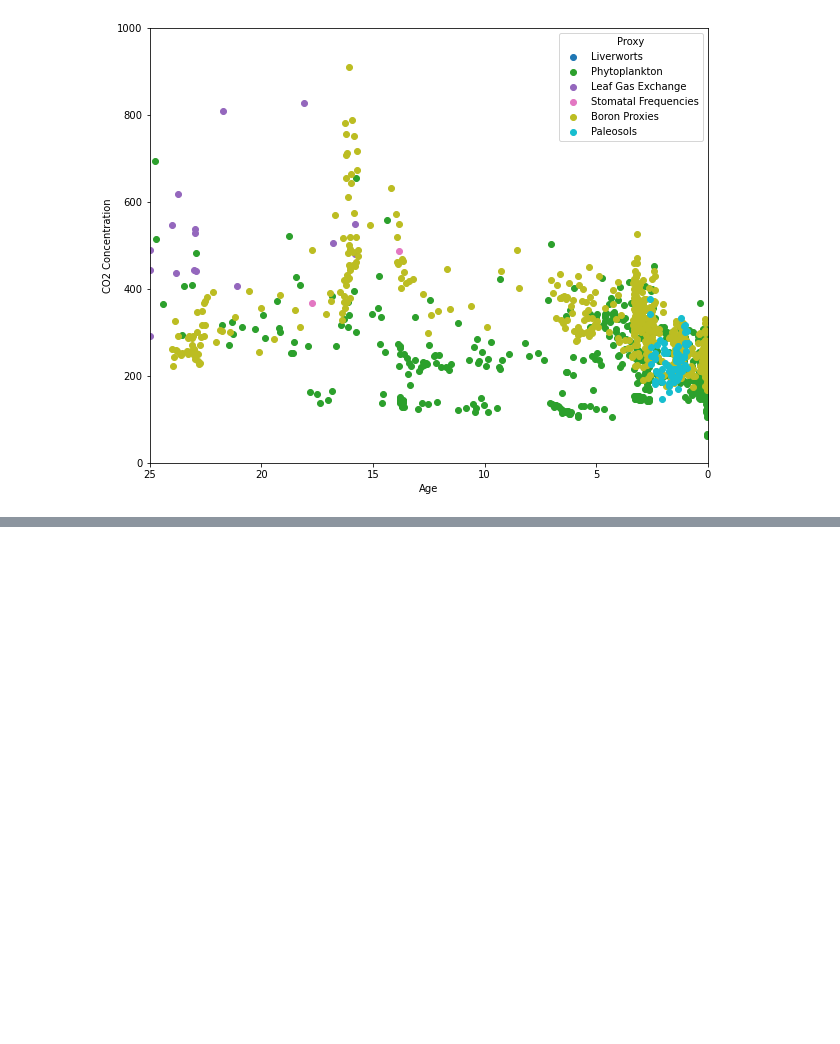
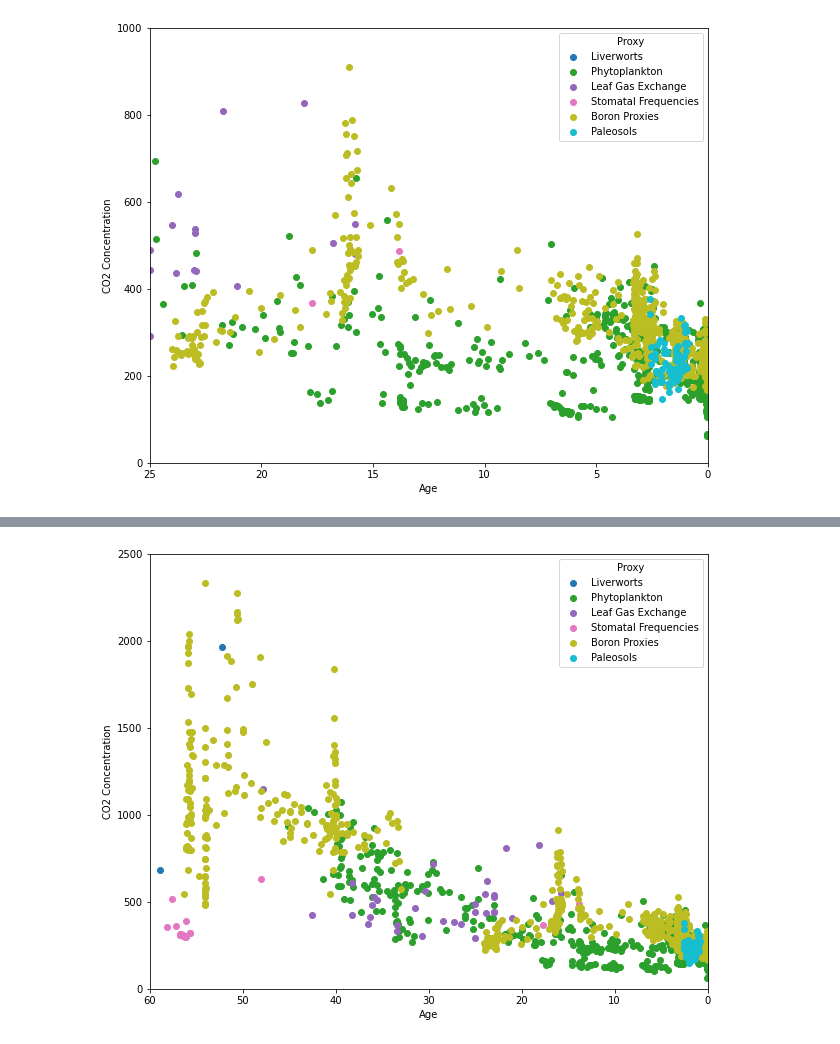
Before and after one commit to Swanson-Hysell/Earth_science_notebooks, a Jupyter notebook: paleoclimate/paleo_CO2/paleoCO2_plotting.ipynb, the cells around one changed output, grey strips where cells are left out. Saved outputs shown, nothing was run; the diff lists cells and outputs as text; code cells hidden in the pictures; blank space fills up the shorter version.

```diff
--- a/paleoclimate/paleo_CO2/paleoCO2_plotting.ipynb
+++ b/paleoclimate/paleo_CO2/paleoCO2_plotting.ipynb
@@ -66,0 +85,4 @@ df['co2'][0]
+# %%
+plot_co2_data(co2_proxy_data,age_range=(60, 0),with_error_bars=False, pCO2_range=(0, 2500))
+# %% [output]
+[figure, added]
```
Also changed, not shown: parts of 11 cells of this notebook.
